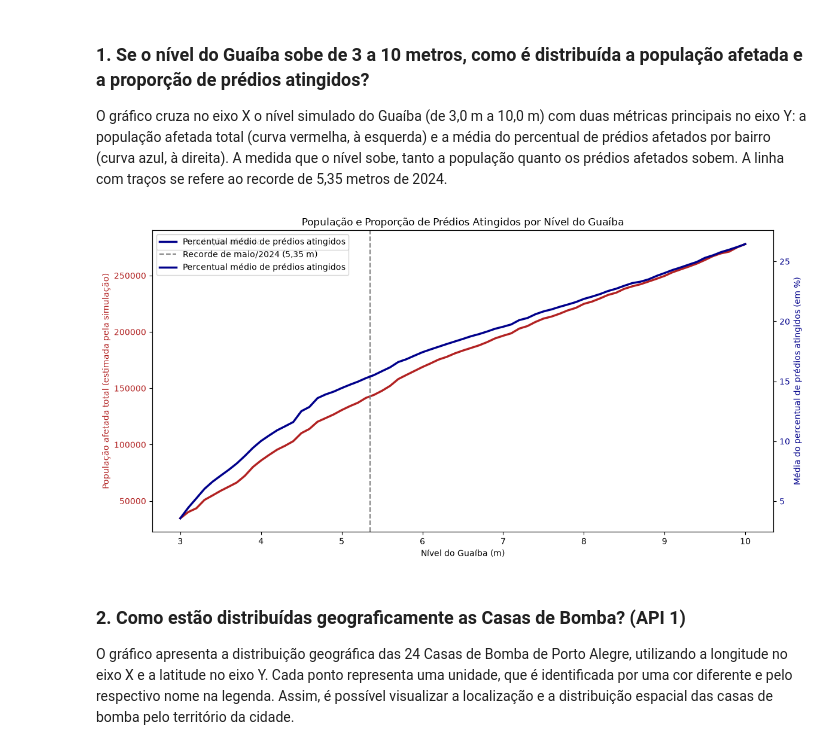
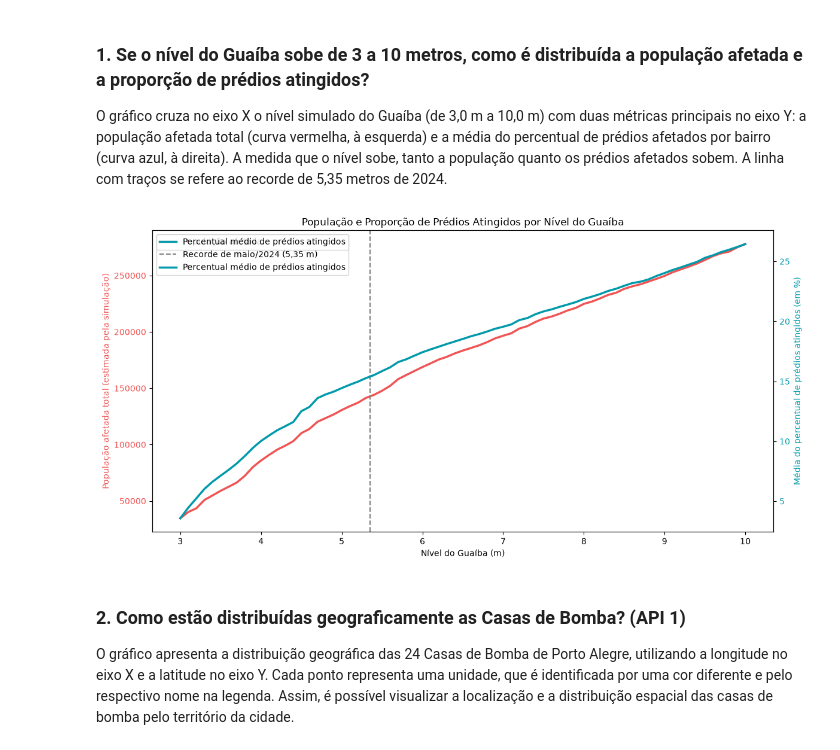
Before and after one commit to Amanda-Domeneghini/projeto-enchentes-TF, a Jupyter notebook: notebooks/notebook-eda.ipynb, the cells around one changed output. Saved outputs shown, nothing was run; the diff lists cells and outputs as text; code cells hidden in the pictures.

```diff
--- a/notebooks/notebook-eda.ipynb
+++ b/notebooks/notebook-eda.ipynb
@@ -46,50 +46,50 @@ sns.lineplot(
     x="nivel_m",
     y="populacao_afetada",
     ax=ax1,
-    color="firebrick",
+    color="#F05454",
     linewidth=2.5,
     label="População afetada"
 )
 
 ax1.set_xlabel("Nível do Guaíba (m)")
-ax1.set_ylabel("População afetada total (estimada pela simulação)", color="firebrick")
-ax1.tick_params(axis="y", labelcolor="firebrick")
+ax1.set_ylabel("População afetada total (estimada pela simulação)", color="#F05454")
+ax1.tick_params(axis="y", labelcolor="#F05454")
 
 # # Define comportamento da linha eixo y da - percentual médio de prédios atingidos
 ax2 = ax1.twinx() # twinx cria segundo eixo vertical (y)
 
 sns.lineplot(
     data=resumo_nivel,
     x="nivel_m",
     y="percentual_predios",
     ax=ax2,
-    color="darkblue",
+    color="#009AAB",
     linewidth=2.5,
     label="Percentual médio de prédios atingidos"
 )
 
-ax2.set_ylabel("Média do percentual de prédios atingidos (em %)", color="darkblue")
-ax2.tick_params(axis="y", labelcolor="darkblue") # tick_params pra texto ter cor diferente e os 2 eixos nao confundirem
+ax2.set_ylabel("Média do percentual de prédios atingidos (em %)", color="#009AAB")
+ax2.tick_params(axis="y", labelcolor="#009AAB") # tick_params pra texto ter cor diferente e os 2 eixos nao confundirem
 
 # Maio de 2024 marcado no grafico
 ax1.axvline(
     x=5.35,
     color="gray",
     linestyle="--",
     label="Recorde de maio/2024 (5,35 m)"
 )
 
 # Legendas dos dois eixos:
 lines_1, labels_1 = ax1.get_legend_handles_labels() # get_legend_handles_labels pra juntar as legendas
 lines_2, labels_2 = ax2.get_legend_handles_labels()
 ax1.legend(lines_1 + lines_2, labels_1 + labels_2, loc="upper left")
 
 # Configuracoes finais do grafico:
 plt.title("População e Proporção de Prédios Atingidos por Nível do Guaíba")
 plt.tight_layout()
 plt.show()
 # %% [output]
-[figure, old version]
+[figure, new version]
 # %% [markdown]
 ### 2. Como estão distribuídas geograficamente as Casas de Bomba? (API 1)
 O gráfico apresenta a distribuição geográfica das 24 Casas de Bomba de Porto Alegre, utilizando a longitude no eixo X e a latitude no eixo Y. Cada ponto representa uma unidade, que é identificada por uma cor diferente e pelo respectivo nome na legenda. Assim, é possível visualizar a localização e a distribuição espacial das casas de bomba pelo território da cidade.
```
Also changed, not shown: parts of 5 cells of this notebook.
